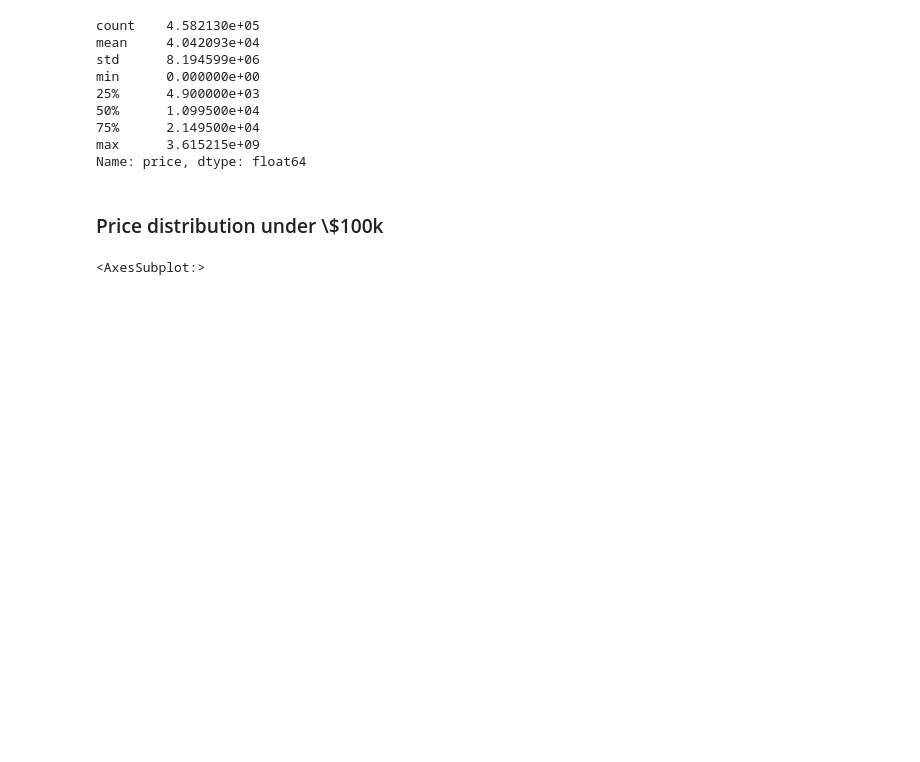
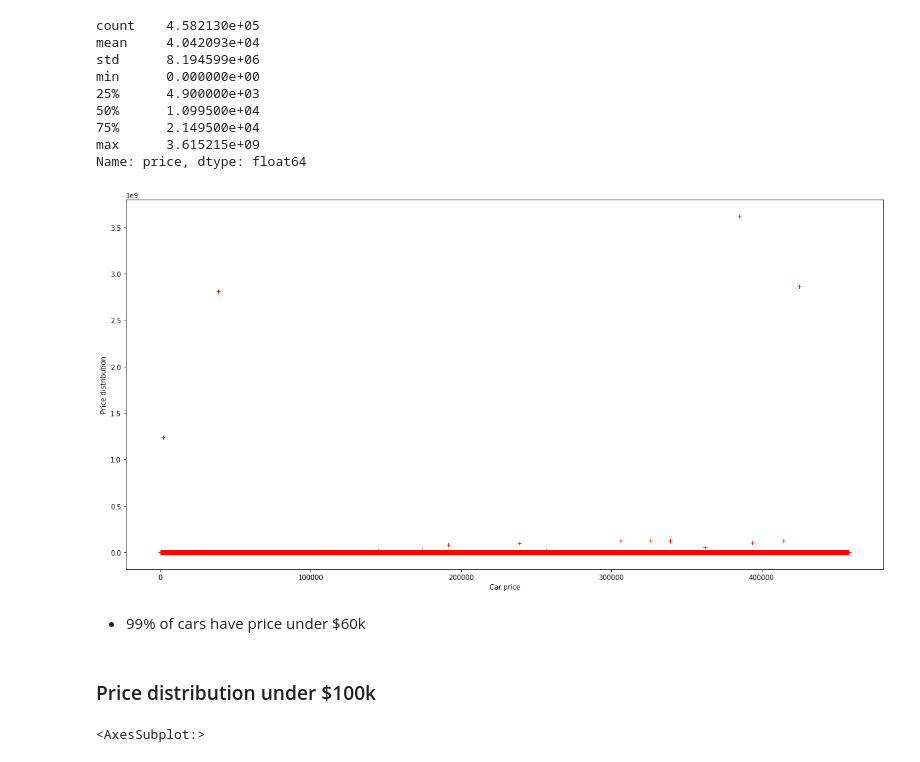
Before and after one commit to ulmii/machine-learning, a Jupyter notebook: carprices.ipynb, the cells around one changed output. Saved outputs shown, nothing was run; the diff lists cells and outputs as text; code cells hidden in the pictures; blank space fills up the shorter version.

Commit message:
Explore car prices

```diff
--- a/carprices.ipynb
+++ b/carprices.ipynb
@@ -102,8 +105,17 @@ min      0.000000e+00
 75%      2.149500e+04
 max      3.615215e+09
 Name: price, dtype: float64
+# %%
+plt.plot(cars['price'], 'r+')
+plt.xlabel("Car price")
+plt.ylabel("Price distribution")
+plt.show()
+# %% [output]
+[figure, added]
+# %% [markdown]
+- 99% of cars have price under \$60k
 # %% [markdown]
-### Price distribution under \\$100k
+### Price distribution under \$100k
 # %%
 cars_under_100 = cars[cars.price < 100000]
 cars_under_100.price.hist(bins=100)
```
Also changed, not shown: parts of 9 cells of this notebook.
